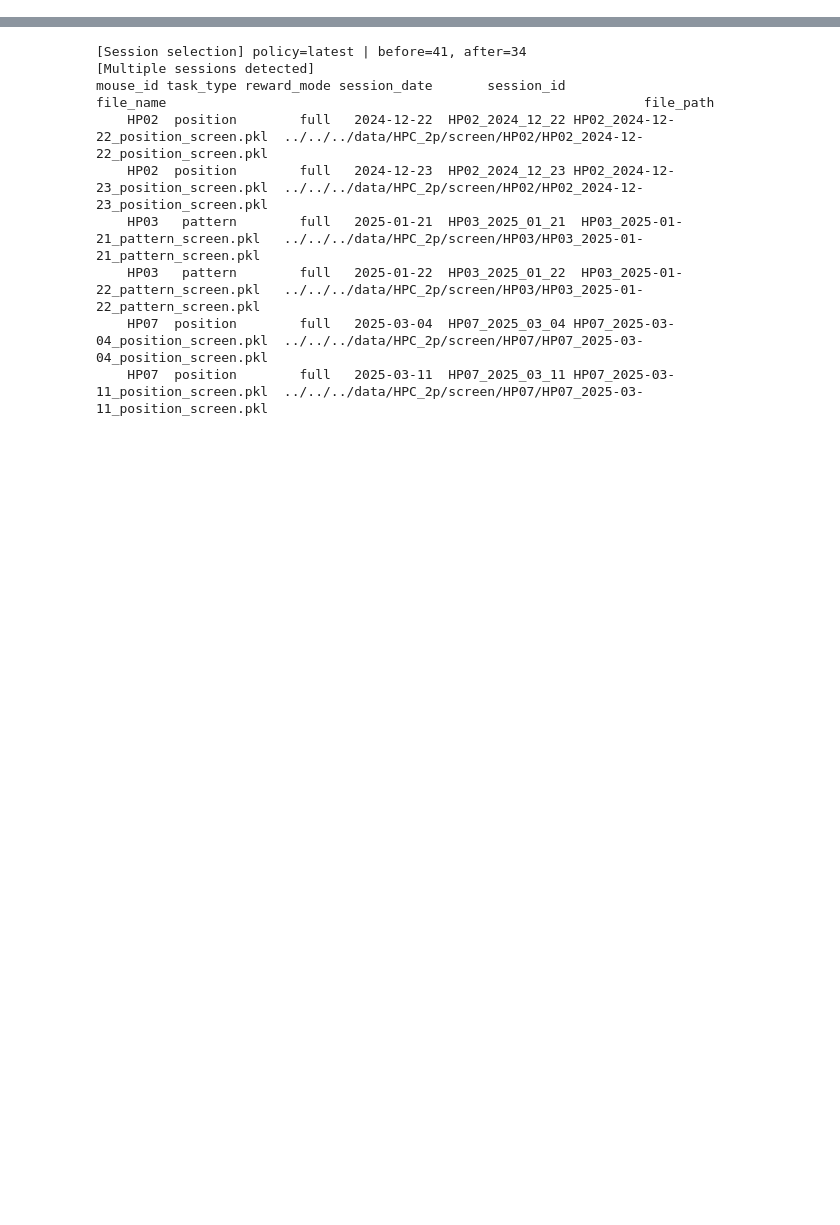
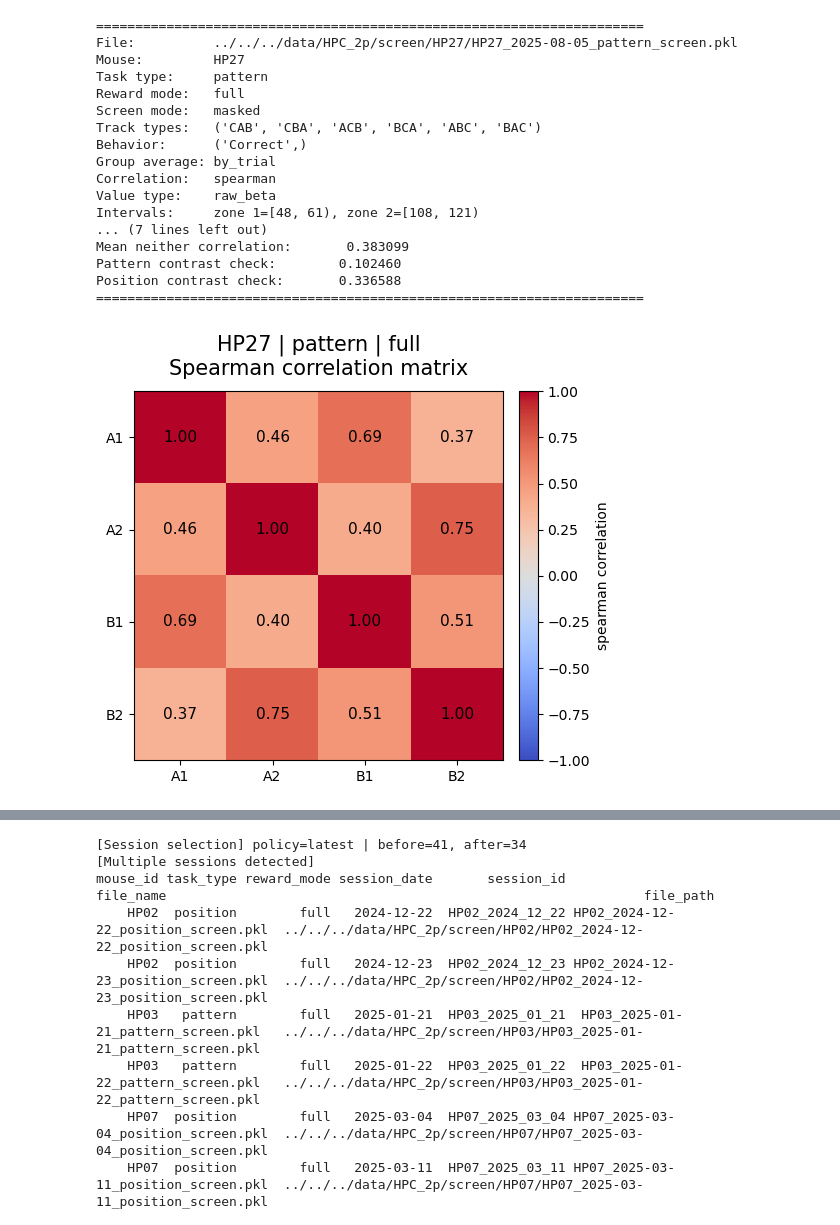
Before and after one commit to ymseq/ZhaoLab-analysis-python, a Jupyter notebook: src/HPC_2P_analysis/analysis/similarity_analysis.ipynb, the cells around one changed output, grey strips where cells are left out. Cells and saved outputs as stored; diff of their text form; code cells hidden in the pictures; blank space fills up the shorter version.

```diff
--- a/src/HPC_2P_analysis/analysis/similarity_analysis.ipynb
+++ b/src/HPC_2P_analysis/analysis/similarity_analysis.ipynb
@@ -485,13 +214,0 @@ def inspect_single_file_similarity(
-# %%
-file_path = "../../../data/HPC_2p/screen/HP01/HP01_2024-12-24_position_screen.pkl"
-
-single_result = inspect_single_file_similarity(
-    file_path,
-    ana_tt=("ABC", "ACB", "BAC", "BCA", "CAB", "CBA"),
-    ana_bt=("Correct",),
-    group_average="by_trial",
-    corr_method="spearman",
-    value_type="raw_beta",
-    screen_mode="masked",
-    plot_templates=True,
-)
@@ -1066,0 +1033,32 @@ def similarity_result_to_rows(
+# %%
+file_path = "../../../data/HPC_2p/screen/HP27/HP27_2025-08-05_pattern_screen.pkl"
+
+single_result = inspect_single_file_similarity(
+    file_path,
+    ana_tt=("CAB", "CBA", "ACB", "BCA", "ABC", "BAC"),
+    ana_bt=("Correct",),
+    group_average="by_trial",
+    corr_method="spearman",
+    value_type="raw_beta",
+    screen_mode="masked",
+    plot_templates=True,
+)
+# %% [output]
+======================================================================
+File:          ../../../data/HPC_2p/screen/HP27/HP27_2025-08-05_pattern_screen.pkl
+Mouse:         HP27
+Task type:     pattern
+Reward mode:   full
+Screen mode:   masked
+Track types:   ('CAB', 'CBA', 'ACB', 'BCA', 'ABC', 'BAC')
+Behavior:      ('Correct',)
+Group average: by_trial
+Correlation:   spearman
+Value type:    raw_beta
+Intervals:     zone 1=[48, 61), zone 2=[108, 121)
+... (7 lines left out)
+Mean neither correlation:       0.383099
+Pattern contrast check:        0.102460
+Position contrast check:       0.336588
+======================================================================
+[figure, added]
```
Also changed, not shown: parts of 18 cells of this notebook, 3 other files.
